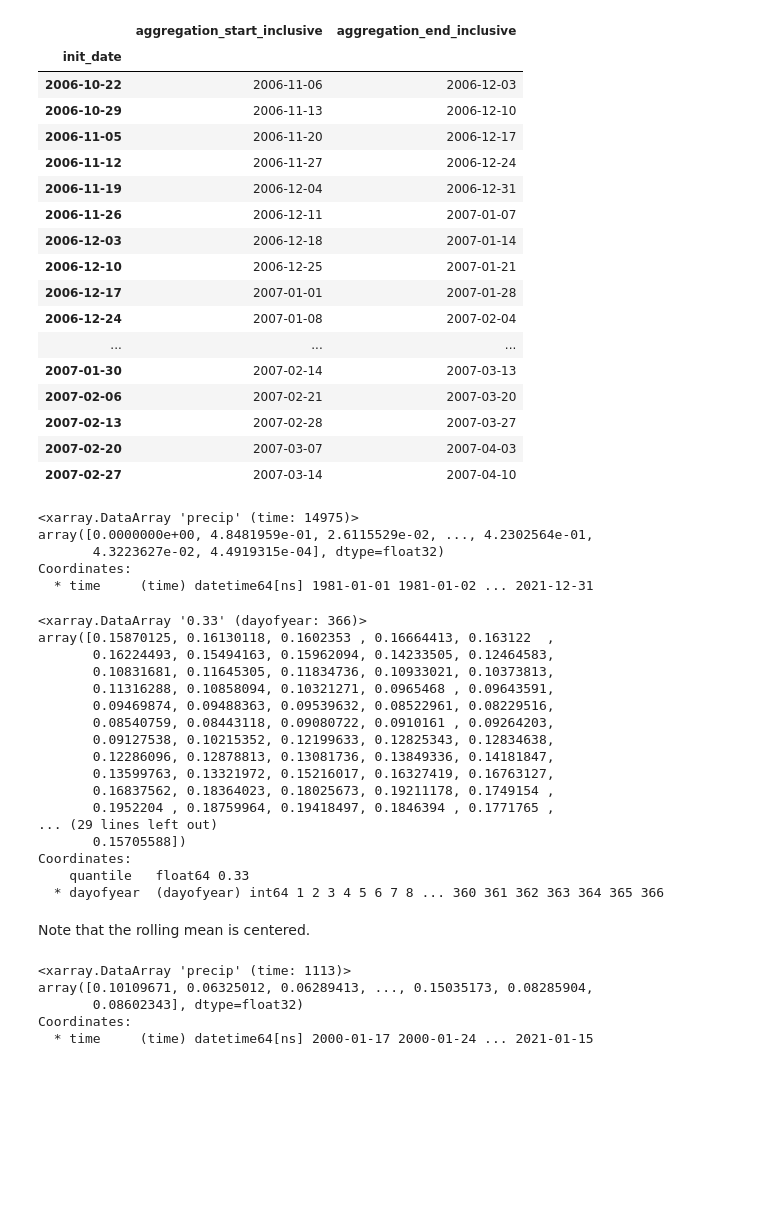
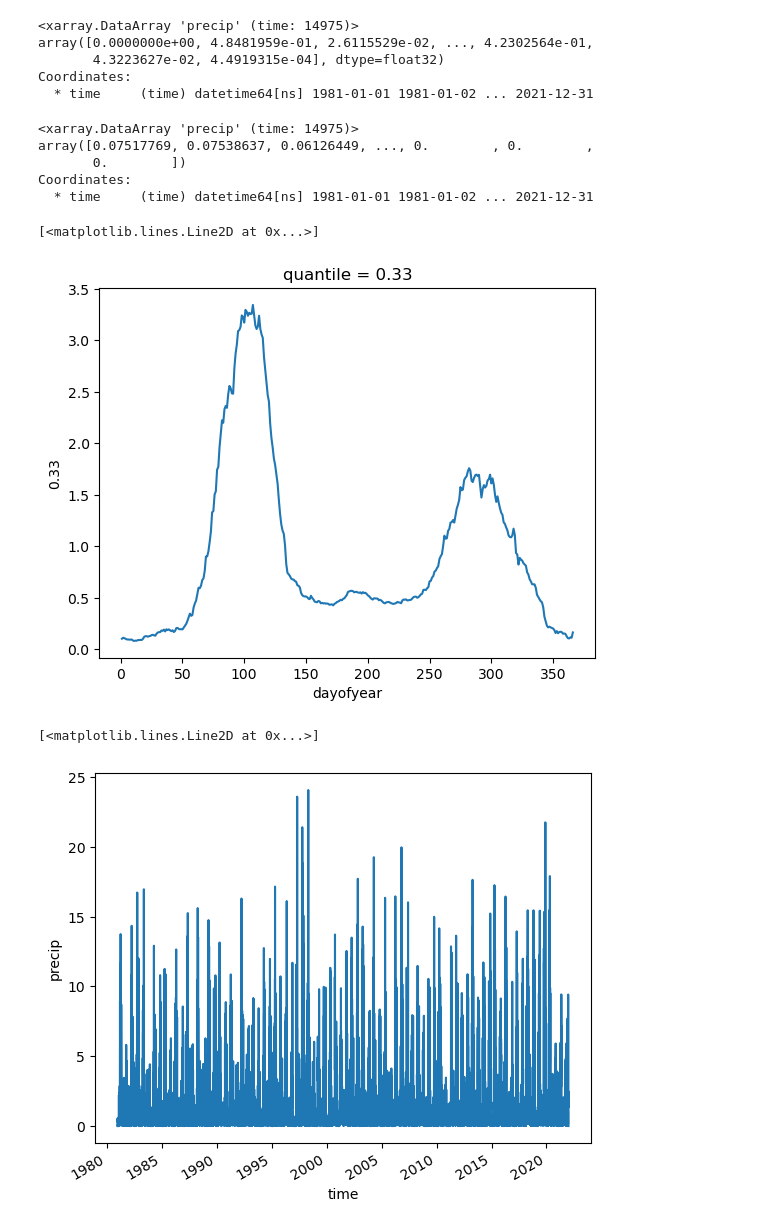
Before and after one commit to AI4S2S/Lorentz_s2spy_workshop, a Jupyter notebook: preprocess_target.ipynb, the cells around one changed output. Saved outputs shown, nothing was run; the diff lists cells and outputs as text; code cells hidden in the pictures; blank space fills up the shorter version.

```diff
--- a/preprocess_target.ipynb
+++ b/preprocess_target.ipynb
@@ -19,26 +17,6 @@ sel_months = [10, 11, 12]
 mon_start_mask = [True if m in sel_months else False for m in df.set_index('aggregation_start_inclusive').index.month]
 mon_end_mask = [True if m in sel_months else False for m in df.set_index('aggregation_end_inclusive').index.month]
 mon_mask = np.logical_and(mon_start_mask, mon_end_mask)
-df.iloc[360:380]
-# %% [output]
-|  | aggregation_start_inclusive | aggregation_end_inclusive |
-| init_date |  |  |
-| 2006-10-22 | 2006-11-06 | 2006-12-03 |
-| 2006-10-29 | 2006-11-13 | 2006-12-10 |
-| 2006-11-05 | 2006-11-20 | 2006-12-17 |
-| 2006-11-12 | 2006-11-27 | 2006-12-24 |
-| 2006-11-19 | 2006-12-04 | 2006-12-31 |
-| 2006-11-26 | 2006-12-11 | 2007-01-07 |
-| 2006-12-03 | 2006-12-18 | 2007-01-14 |
-| 2006-12-10 | 2006-12-25 | 2007-01-21 |
-| 2006-12-17 | 2007-01-01 | 2007-01-28 |
-| 2006-12-24 | 2007-01-08 | 2007-02-04 |
-| ... | ... | ... |
-| 2007-01-30 | 2007-02-14 | 2007-03-13 |
-| 2007-02-06 | 2007-02-21 | 2007-03-20 |
-| 2007-02-13 | 2007-02-28 | 2007-03-27 |
-| 2007-02-20 | 2007-03-07 | 2007-04-03 |
-| 2007-02-27 | 2007-03-14 | 2007-04-10 |
 # %%
 tp = xr.open_dataarray(path_tp)
 # select region
@@ -53,30 +31,23 @@ array([0.0000000e+00, 4.8481959e-01, 2.6115529e-02, ..., 4.2302564e-01,
 Coordinates:
   * time     (time) datetime64[ns] 1981-01-01 1981-01-02 ... 2021-12-31
 # %%
-# 28-day rolling mean
-tp_rm = tp_sm.rolling({'time':28}, min_periods=1, center=True).mean()
+# 28-day rolling mean, center aligned labels, but shifting -14 days to make it left aligned
+tp_rm = tp_sm.rolling({'time':28}, min_periods=1, center=True).mean().shift({'time':-14})
+tp_rm[-14:] = tp_sm[:14].values
+tp_rm
+# %% [output]
+<xarray.DataArray 'precip' (time: 14975)>
+array([0.07517769, 0.07538637, 0.06126449, ..., 0.        , 0.        ,
+       0.        ])
+Coordinates:
+  * time     (time) datetime64[ns] 1981-01-01 1981-01-02 ... 2021-12-31
 # %%
 quantiles = tp_rm.groupby(tp_rm.time.dt.dayofyear).quantile(q=.33, dim='time', skipna=True)
 quantiles.name = '0.33'
-quantiles
+quantiles.plot()
 # %% [output]
-<xarray.DataArray '0.33' (dayofyear: 366)>
-array([0.15870125, 0.16130118, 0.1602353 , 0.16664413, 0.163122  ,
-       0.16224493, 0.15494163, 0.15962094, 0.14233505, 0.12464583,
-       0.10831681, 0.11645305, 0.11834736, 0.10933021, 0.10373813,
-       0.11316288, 0.10858094, 0.10321271, 0.0965468 , 0.09643591,
-       0.09469874, 0.09488363, 0.09539632, 0.08522961, 0.08229516,
-       0.08540759, 0.08443118, 0.09080722, 0.0910161 , 0.09264203,
-       0.09127538, 0.10215352, 0.12199633, 0.12825343, 0.12834638,
-       0.12286096, 0.12878813, 0.13081736, 0.13849336, 0.14181847,
-       0.13599763, 0.13321972, 0.15216017, 0.16327419, 0.16763127,
-       0.16837562, 0.18364023, 0.18025673, 0.19211178, 0.1749154 ,
-       0.1952204 , 0.18759964, 0.19418497, 0.1846394 , 0.1771765 ,
-... (29 lines left out)
-       0.15705588])
-Coordinates:
-    quantile   float64 0.33
-  * dayofyear  (dayofyear) int64 1 2 3 4 5 6 7 8 ... 360 361 362 363 364 365 366
+[<matplotlib.lines.Line2D at 0x...>]
+[figure, added]
 # %%
 tp_tercile = (tp_rm.groupby(tp_rm.time.dt.dayofyear) < quantiles).astype(int).drop('dayofyear').drop('quantile')
 # %%
@@ -84,4 +55,9 @@ ds = tp_tercile.to_dataset(name='binary')
 ds['tp_28d_rm'] = tp_rm
 ds['quantile'] = quantiles
 ds['spatial_mean_raw'] = tp_sm
+# %%
+tp_sm.plot()
+# %% [output]
+[<matplotlib.lines.Line2D at 0x...>]
+[figure, added]
 # %%
@@ -89,15 +64,0 @@ ds.to_netcdf(os.path.join(path_obs_data, 'chrips_1981-2021_target.nc'))
-# %% [markdown]
-Note that the rolling mean is centered.
-# %%
-# select center of 28-day rolling mean
-df['center'] = df[['aggregation_start_inclusive']] + pd.Timedelta('14d')
-tp_rm_s = tp_rm.sel(time=pd.to_datetime(df['center'].values))
-# label alignment left
-tp_rm_s['time'] = pd.to_datetime(df[['aggregation_start_inclusive']].values)
-tp_rm_s
-# %% [output]
-<xarray.DataArray 'precip' (time: 1113)>
-array([0.10109671, 0.06325012, 0.06289413, ..., 0.15035173, 0.08285904,
-       0.08602343], dtype=float32)
-Coordinates:
-  * time     (time) datetime64[ns] 2000-01-17 2000-01-24 ... 2021-01-15
```
Also changed, not shown: parts of 8 cells of this notebook, 10 other files.
